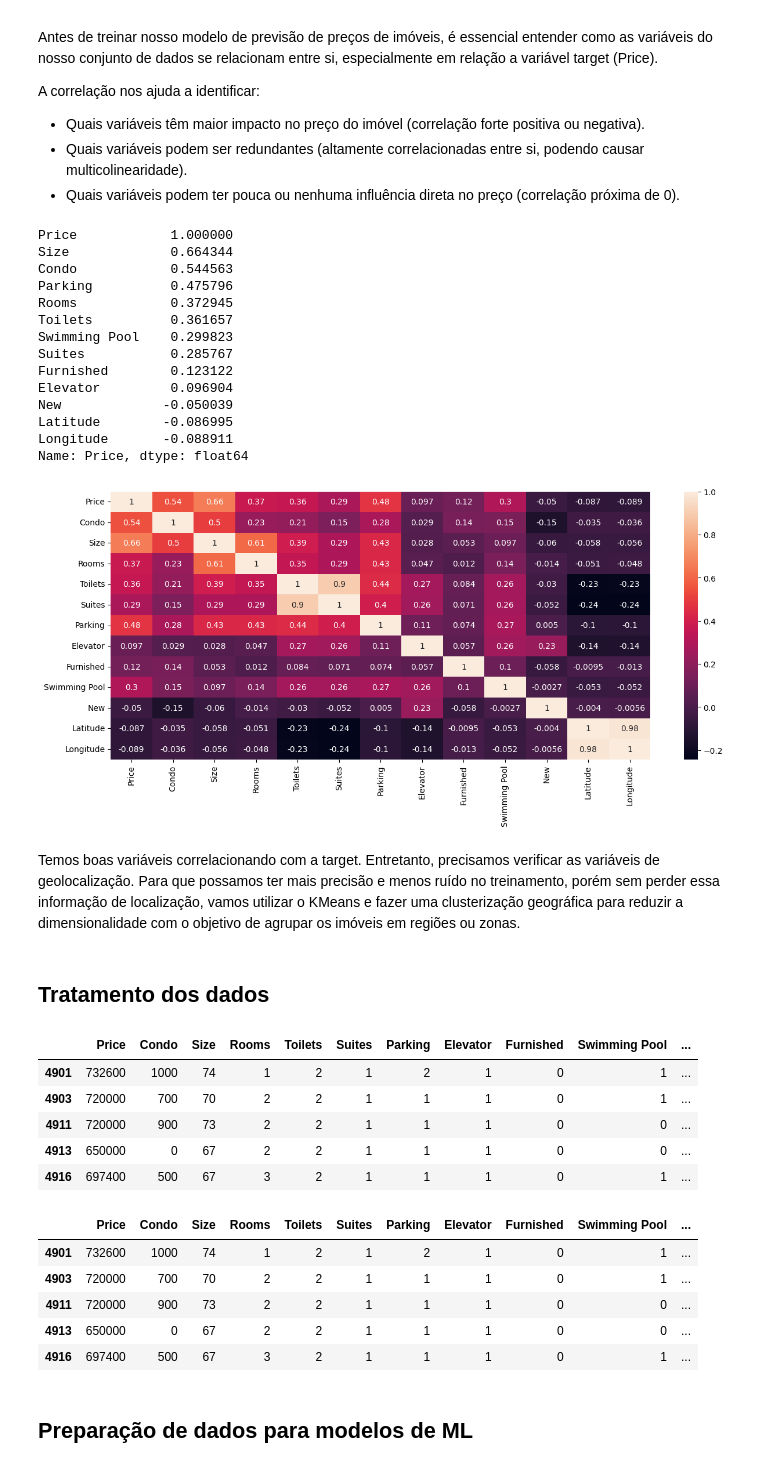
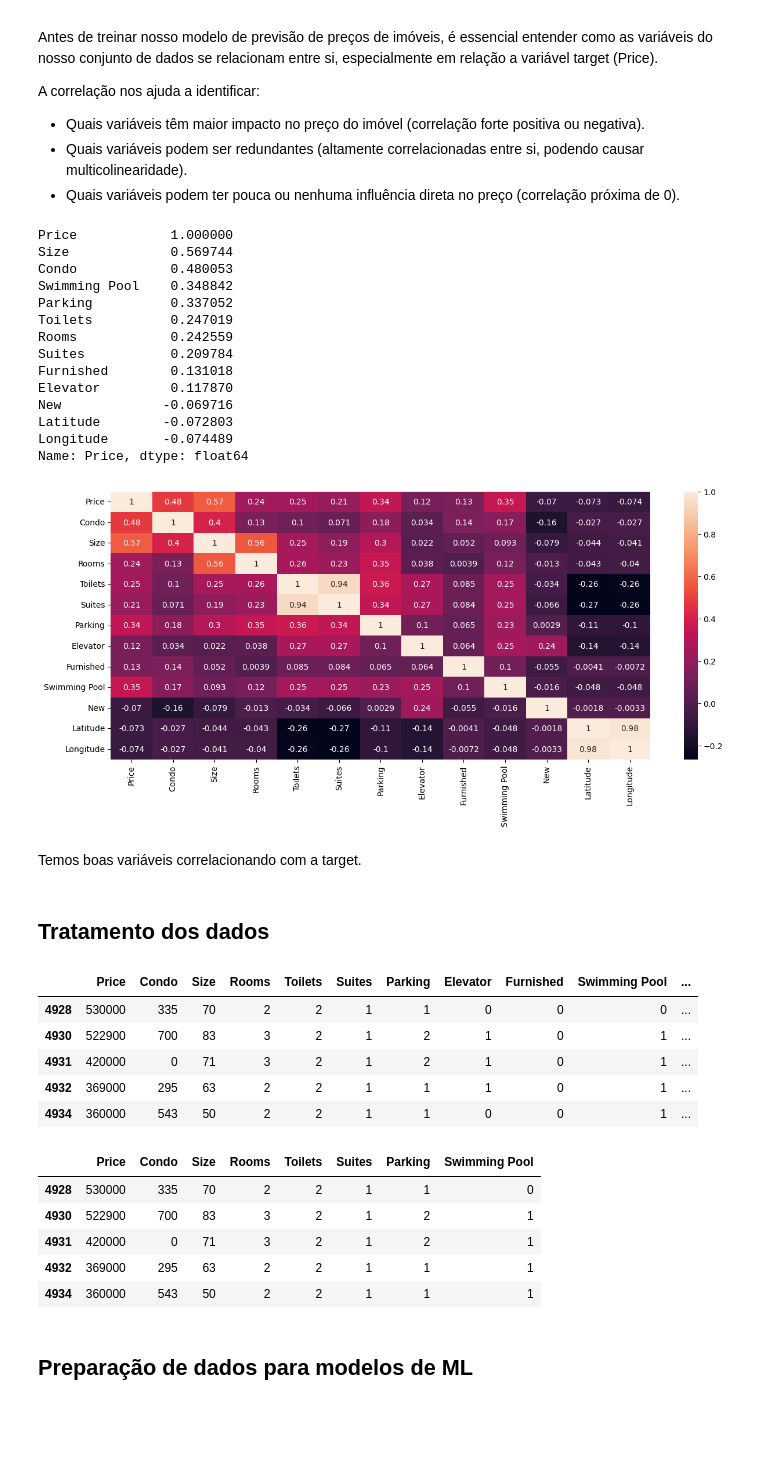
Before and after one commit to Victor-Amarante/previsao-imoveis-deepLearning, a Jupyter notebook: analise-mercado-imobiliario.ipynb, the cells around one changed output. Cells and saved outputs as stored; diff of their text form; code cells hidden in the pictures; blank space fills up the shorter version.

```diff
--- a/analise-mercado-imobiliario.ipynb
+++ b/analise-mercado-imobiliario.ipynb
@@ -209,15 +193,7 @@ df.describe()
 # %%
-# Calcular o primeiro e terceiro quartil
-Q1 = df["Price"].quantile(0.25)
-Q3 = df["Price"].quantile(0.75)
-IQR = Q3 - Q1
-
-# Definir limites para remoção de outliers
-limite_inferior = Q1 - 1.5 * IQR
-limite_superior = Q3 + 1.5 * IQR
-
-# Filtrar os dados removendo os outliers
-df = df[(df["Price"] >= limite_inferior) & (df["Price"] <= limite_superior)]
+# Filtrar os dados removendo os outliers -> valores que estão abaixo da média
+# df = df[(df["Price"] >= limite_inferior) & (df["Price"] <= limite_superior)]
+df = df.loc[df['Price'] <= media_dos_imoveis]
 
 plt.figure(figsize=(15,6))
 sns.boxplot(df['Price'], orient='h')
@@ -229,7 +205,6 @@ plt.show()
 # %%
-df = df[df["Price"] <= 800_000]
 plt.figure(figsize=(15,6))
-sns.boxplot(df['Price'], orient='h')
+sns.displot(df['Price'])
 plt.title('Distribuição dos preços dos imóveis')
 plt.xlabel('Preço')
 plt.show()
@@ -268,51 +248,51 @@ A correlação nos ajuda a identificar:
 - Quais variáveis podem ser redundantes (altamente correlacionadas entre si, podendo causar multicolinearidade).
 - Quais variáveis podem ter pouca ou nenhuma influência direta no preço (correlação próxima de 0).
 # %%
-df.loc[:, ~df.columns.isin(['District', 'Negotiation Type', 'Property Type'])].corr()['Price'].sort_values(ascending=False)
+df.loc[:, ~df.columns.isin(list(df.select_dtypes(include=['object']).columns))].corr()['Price'].sort_values(ascending=False)
 # %% [output]
 Price            1.000000
-Size             0.664344
-Condo            0.544563
-Parking          0.475796
-Rooms            0.372945
-Toilets          0.361657
-Swimming Pool    0.299823
-Suites           0.285767
-Furnished        0.123122
-Elevator         0.096904
-New             -0.050039
-Latitude        -0.086995
-Longitude       -0.088911
+Size             0.569744
+Condo            0.480053
+Swimming Pool    0.348842
+Parking          0.337052
+Toilets          0.247019
+Rooms            0.242559
+Suites           0.209784
+Furnished        0.131018
+Elevator         0.117870
+New             -0.069716
+Latitude        -0.072803
+Longitude       -0.074489
 Name: Price, dtype: float64
 # %%
 plt.figure(figsize=(15,6))
-sns.heatmap(df.loc[:, ~df.columns.isin(['District', 'Negotiation Type', 'Property Type'])].corr(), annot=True)
+sns.heatmap(df.loc[:, ~df.columns.isin(list(df.select_dtypes(include=['object']).columns))].corr(), annot=True)
 plt.show()
 # %% [output]
-[figure, old version]
+[figure, new version]
 # %% [markdown]
-Temos boas variáveis correlacionando com a target. Entretanto, precisamos verificar as variáveis de geolocalização. Para que possamos ter mais precisão e menos ruído no treinamento, porém sem perder essa informação de localização, vamos utilizar o KMeans e fazer uma clusterização geográfica para reduzir a dimensionalidade com o objetivo de agrupar os imóveis em regiões ou zonas.
+Temos boas variáveis correlacionando com a target.
 # %% [markdown]
 ## Tratamento dos dados
 # %%
 df.head()
 # %% [output]
 |  | Price | Condo | Size | Rooms | Toilets | Suites | Parking | Elevator | Furnished | Swimming Pool | ... |
-| 4901 | 732600 | 1000 | 74 | 1 | 2 | 1 | 2 | 1 | 0 | 1 | ... |
-| 4903 | 720000 | 700 | 70 | 2 | 2 | 1 | 1 | 1 | 0 | 1 | ... |
-| 4911 | 720000 | 900 | 73 | 2 | 2 | 1 | 1 | 1 | 0 | 0 | ... |
-| 4913 | 650000 | 0 | 67 | 2 | 2 | 1 | 1 | 1 | 0 | 0 | ... |
-| 4916 | 697400 | 500 | 67 | 3 | 2 | 1 | 1 | 1 | 0 | 1 | ... |
+| 4928 | 530000 | 335 | 70 | 2 | 2 | 1 | 1 | 0 | 0 | 0 | ... |
+| 4930 | 522900 | 700 | 83 | 3 | 2 | 1 | 2 | 1 | 0 | 1 | ... |
+| 4931 | 420000 | 0 | 71 | 3 | 2 | 1 | 2 | 1 | 0 | 1 | ... |
+| 4932 | 369000 | 295 | 63 | 2 | 2 | 1 | 1 | 1 | 0 | 1 | ... |
+| 4934 | 360000 | 543 | 50 | 2 | 2 | 1 | 1 | 0 | 0 | 1 | ... |
 # %%
-df = df.drop(['Negotiation Type', 'Property Type', 'Latitude', 'Longitude', 'District'], axis=1)
+df = df.drop(['District', 'Negotiation Type', 'Property Type', 'Latitude', 'Longitude', 'Furnished',  'Elevator', 'New'], axis=1)
 df.head()
 # %% [output]
-|  | Price | Condo | Size | Rooms | Toilets | Suites | Parking | Elevator | Furnished | Swimming Pool | ... |
-| 4901 | 732600 | 1000 | 74 | 1 | 2 | 1 | 2 | 1 | 0 | 1 | ... |
-| 4903 | 720000 | 700 | 70 | 2 | 2 | 1 | 1 | 1 | 0 | 1 | ... |
-| 4911 | 720000 | 900 | 73 | 2 | 2 | 1 | 1 | 1 | 0 | 0 | ... |
-| 4913 | 650000 | 0 | 67 | 2 | 2 | 1 | 1 | 1 | 0 | 0 | ... |
-| 4916 | 697400 | 500 | 67 | 3 | 2 | 1 | 1 | 1 | 0 | 1 | ... |
+|  | Price | Condo | Size | Rooms | Toilets | Suites | Parking | Swimming Pool |
+| 4928 | 530000 | 335 | 70 | 2 | 2 | 1 | 1 | 0 |
+| 4930 | 522900 | 700 | 83 | 3 | 2 | 1 | 2 | 1 |
+| 4931 | 420000 | 0 | 71 | 3 | 2 | 1 | 2 | 1 |
+| 4932 | 369000 | 295 | 63 | 2 | 2 | 1 | 1 | 1 |
+| 4934 | 360000 | 543 | 50 | 2 | 2 | 1 | 1 | 1 |
 # %% [markdown]
 ## Preparação de dados para modelos de ML
 # %%
```
Also changed, not shown: parts of 29 cells of this notebook.
